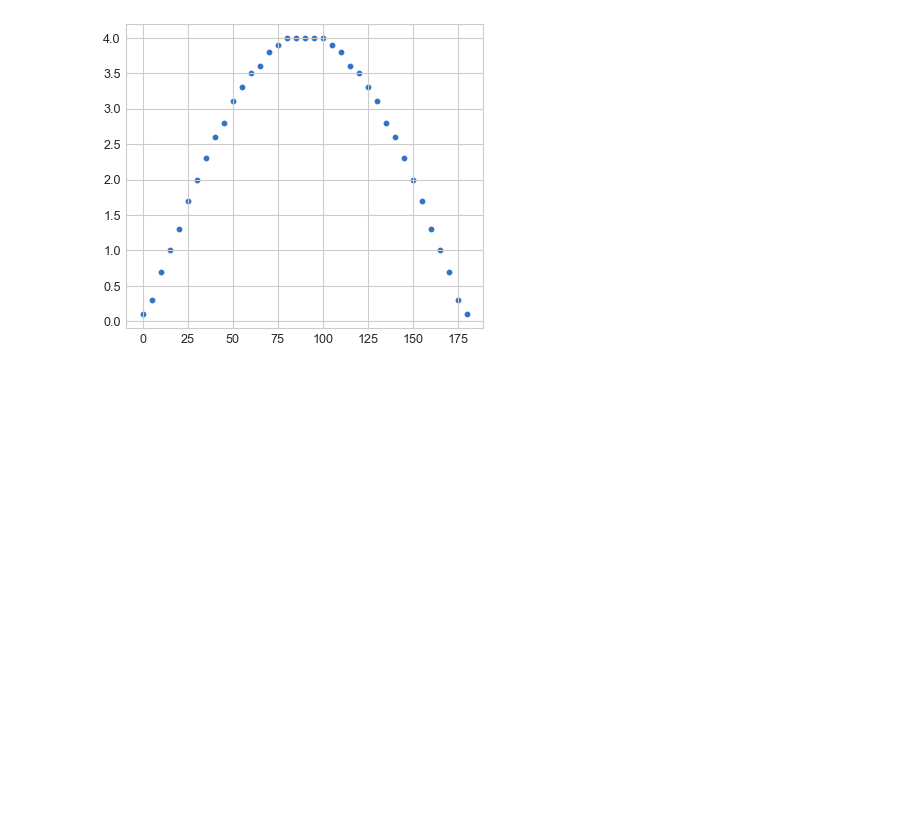
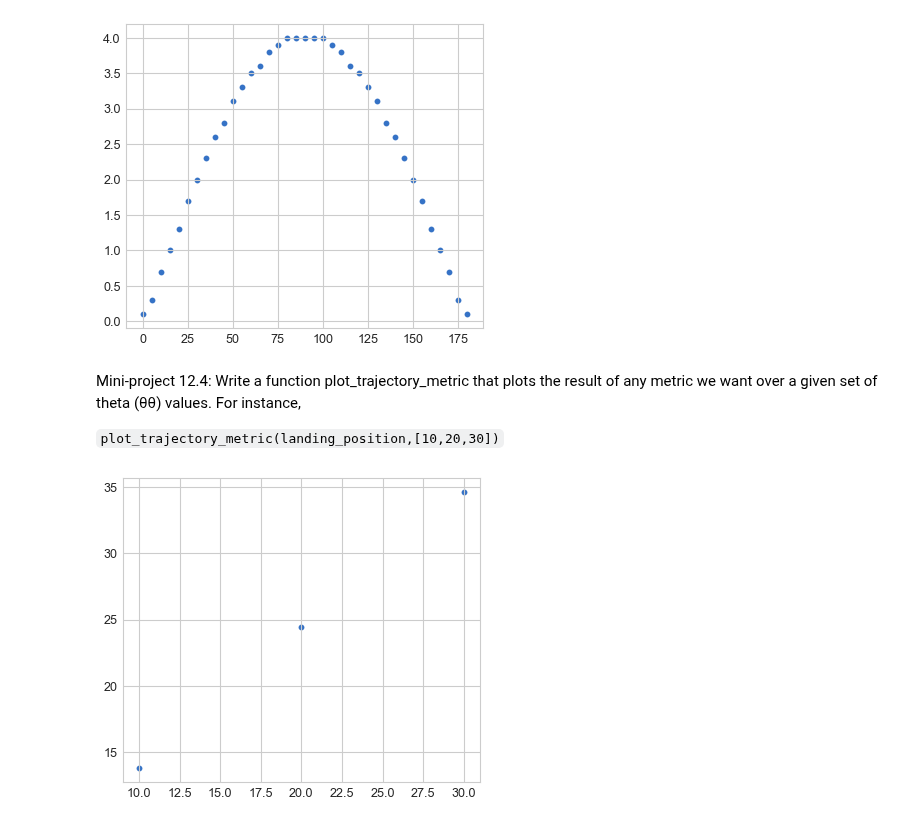
Before and after one commit to aliakhtar/maths4programmers-python, a Jupyter notebook: ch12/12.1.ipynb, the cells around one changed output. Saved outputs shown, nothing was run; the diff lists cells and outputs as text; code cells hidden in the pictures; blank space fills up the shorter version.

```diff
--- a/ch12/12.1.ipynb
+++ b/ch12/12.1.ipynb
@@ -57,3 +57,12 @@ plt.scatter(angles, times)
 # %% [output]
 <matplotlib.collections.PathCollection at 0x...>
 [figure]
+# %% [markdown]
+Mini-project 12.4: Write a function plot_trajectory_metric that plots the result of any metric we want over a
+given set of theta (θθ) values. For instance,
+
+`plot_trajectory_metric(landing_position,[10,20,30])`
+# %%
+plot_trajectory_metric(landing_position,[10,20,30])
+# %% [output]
+[figure, added]
```
Also changed, not shown: parts of 1 cell of this notebook, 1 other file.
